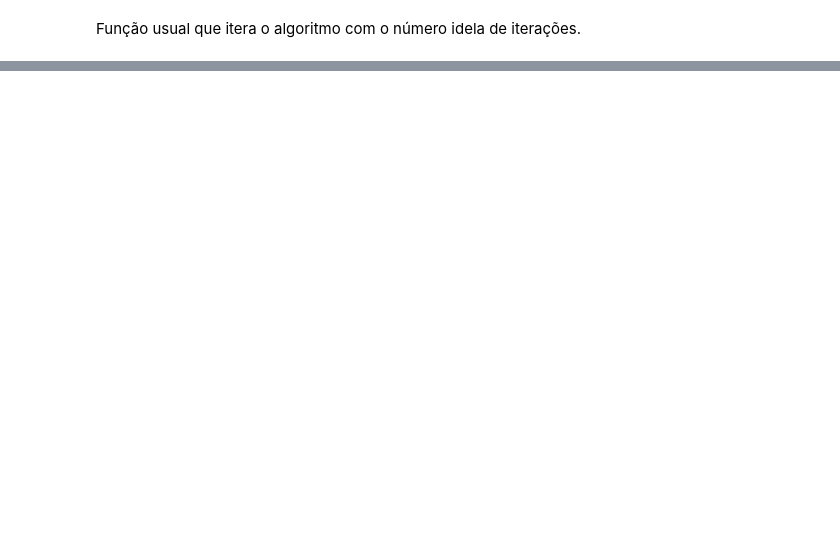
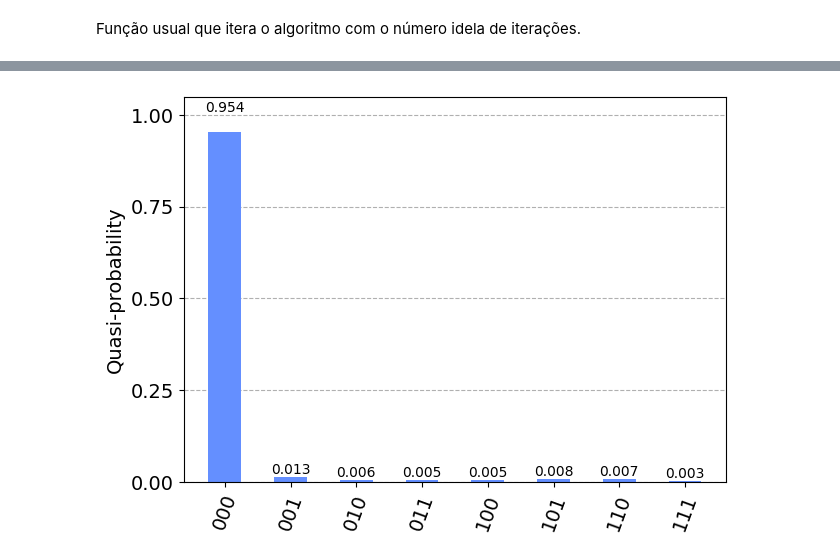
Before and after one commit to hiddenduck/Quantum_SAT_Grover, a Jupyter notebook: Projeto_IC.ipynb, the cells around one changed output, grey strips where cells are left out. Drawn from its saved outputs; the diff is of its cells as text; code cells hidden in the pictures; blank space fills up the shorter version.

```diff
--- a/Projeto_IC.ipynb
+++ b/Projeto_IC.ipynb
@@ -489,3 +596,7 @@ SAT_optimalIterations(3,7, mpl=False)
+# %%
+SAT_optimalIterations(3,7, mpl=False, oracle=SAT_Oracle1)
+# %% [output]
+[figure, added]
 # %%
 def SAT_Oracle2(qr, clausulas, ancilla):
 
```
Also changed, not shown: parts of 15 cells of this notebook.
